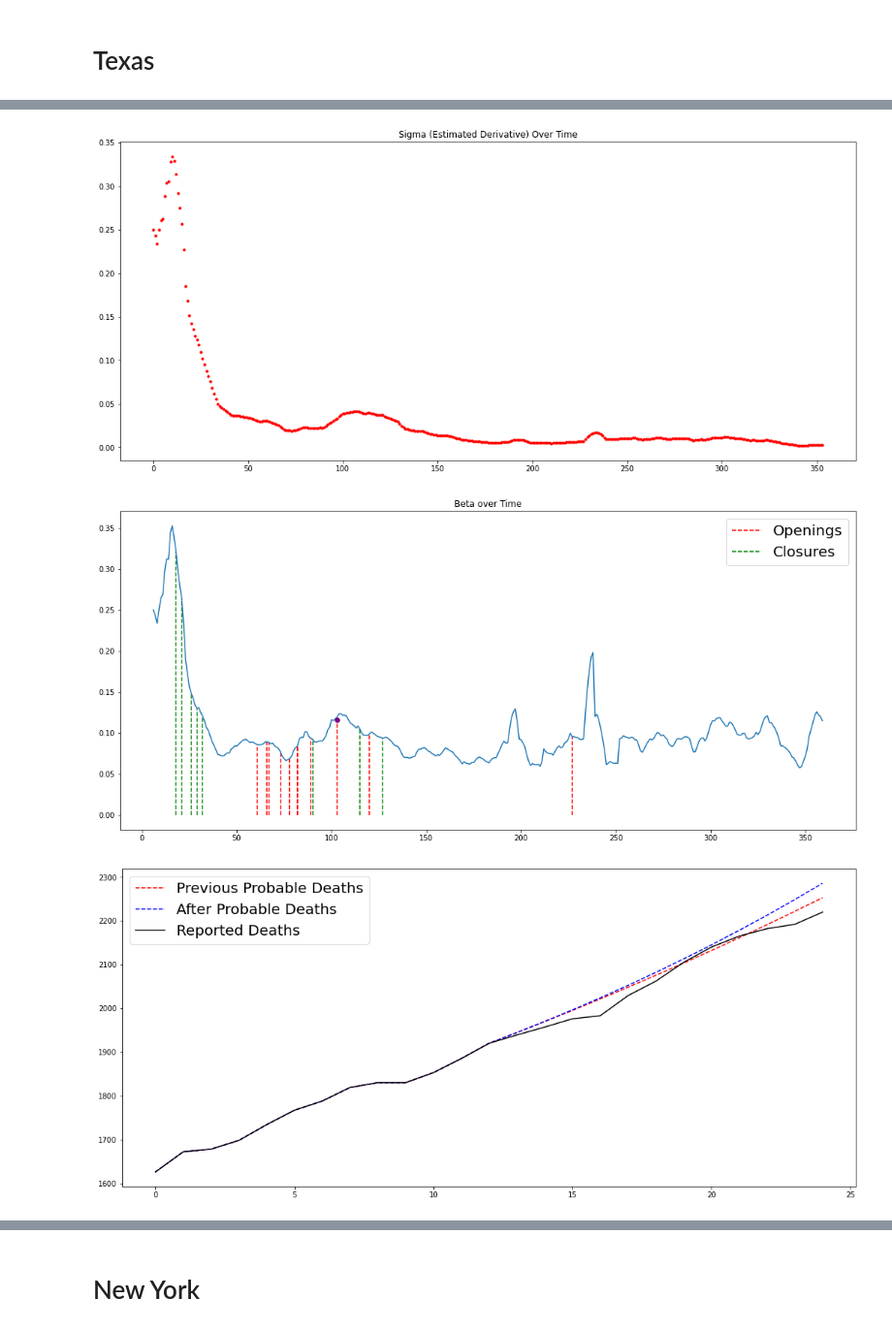
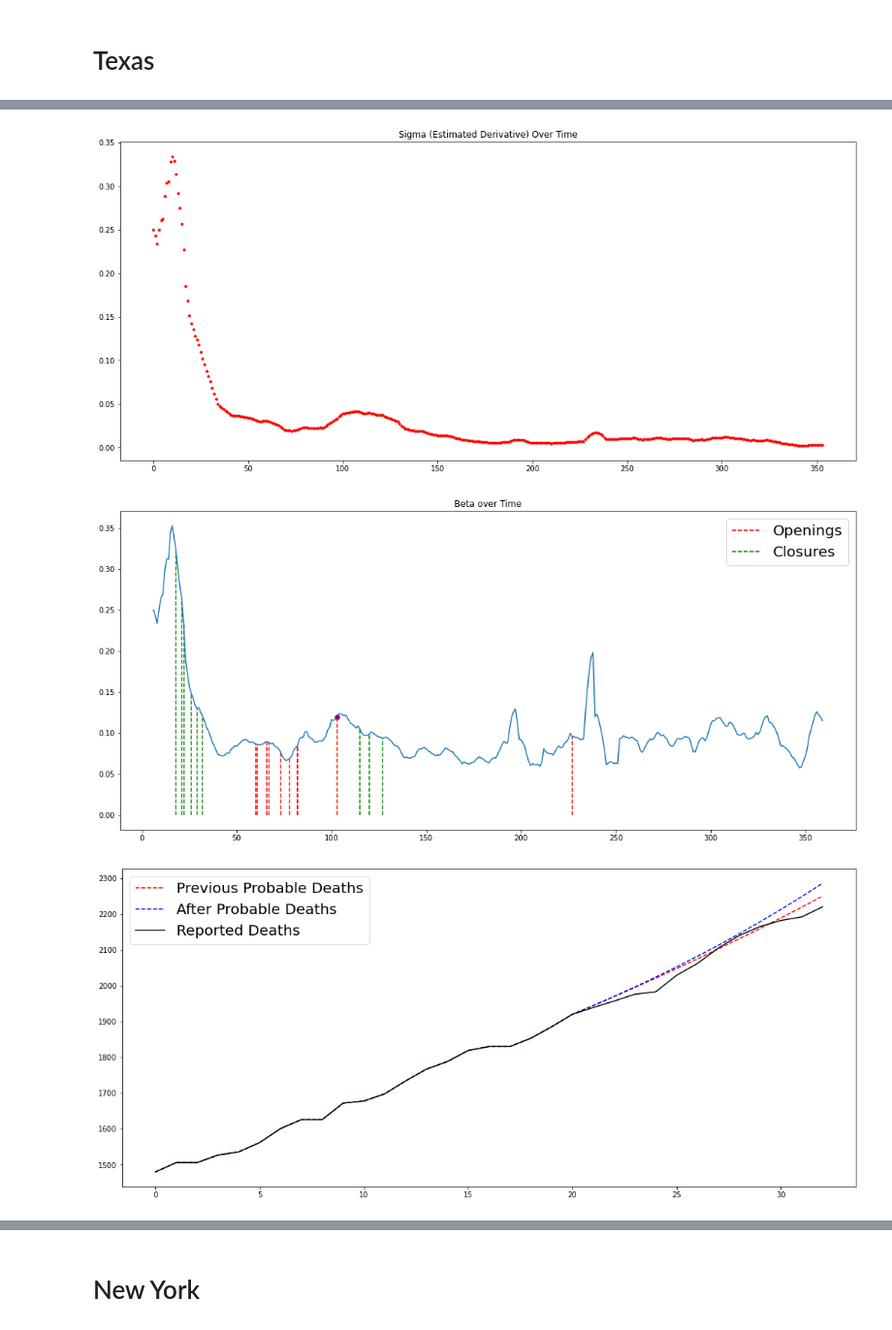
Before and after one commit to holiday-pettijohn/COVID-Tracking-Biola-Summer, a Jupyter notebook: Code/Beta Approximation OpenClose Simulation.ipynb, the cells around one changed output, grey strips where cells are left out. Shown at 97% size. Cells and saved outputs as stored; diff of their text form; code cells hidden in the pictures.

```diff
--- a/Code/Beta Approximation OpenClose Simulation.ipynb
+++ b/Code/Beta Approximation OpenClose Simulation.ipynb
@@ -109,9 +109,9 @@ def getOandC(filename):
         data.append(lv)
     aData=(data[1:])
     for i in range(len(aData)):
-        if(aData[i][1] == "Closure"):
+        if("Closure" in aData[i][1]):
             C.append(aData[i][0])
-        if(aData[i][1] == "Opening"):
+        if("Opening" in aData[i][1]):
             O.append(aData[i][0])
     return O,C
 
@@ -354,7 +354,7 @@ ax.set_title("Beta over Time")
 print(dates[0],dates[-1])
 midDate = "6/12/2020"
 temp = dates.tolist()
-ax.plot(temp.index(midDate)+hWin, beta[temp.index(midDate) + hWin],'o', color = 'purple')
+ax.plot(temp.index(midDate)+hWin, beta[temp.index(midDate)],'o', color = 'purple')
 
 pathc="../Data/State Closure Data/"
 # modify the path syntax based on the current platform
@@ -378,8 +378,8 @@ beta before:  0.09924135440338101
 beta after:  0.11605627638575726
 [0.11605627638575726, 0.0748986727132544, 0.0011903193976931666]
 [figure]
-[figure, old version]
+[figure, new version]
-[figure, old version]
+[figure, new version]
 # %%
 pathc="../Data/Covid Tracking State Data/"
 # modify the path syntax based on the current platform
```
Also changed, not shown: parts of 3 cells of this notebook, 9 other files.
